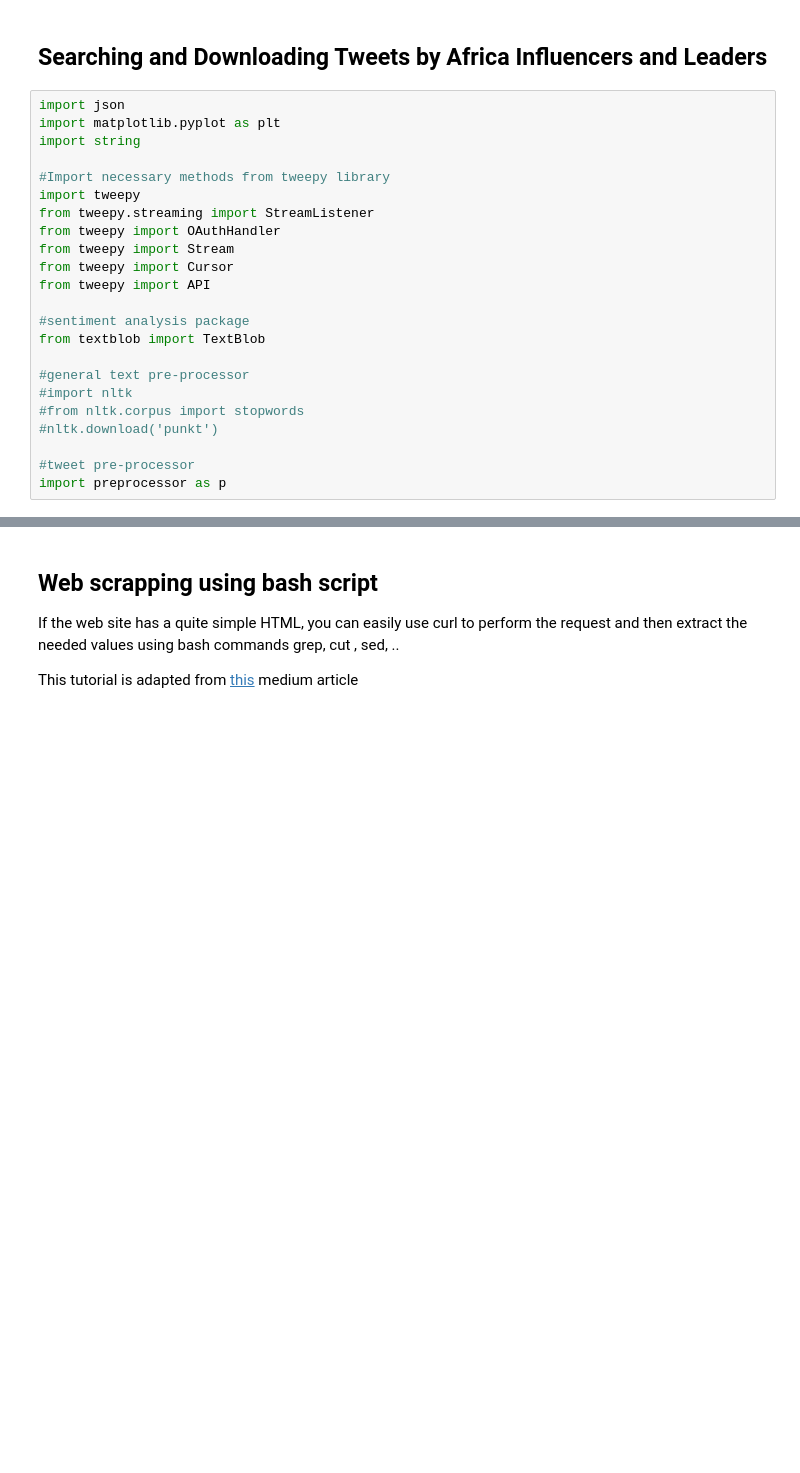
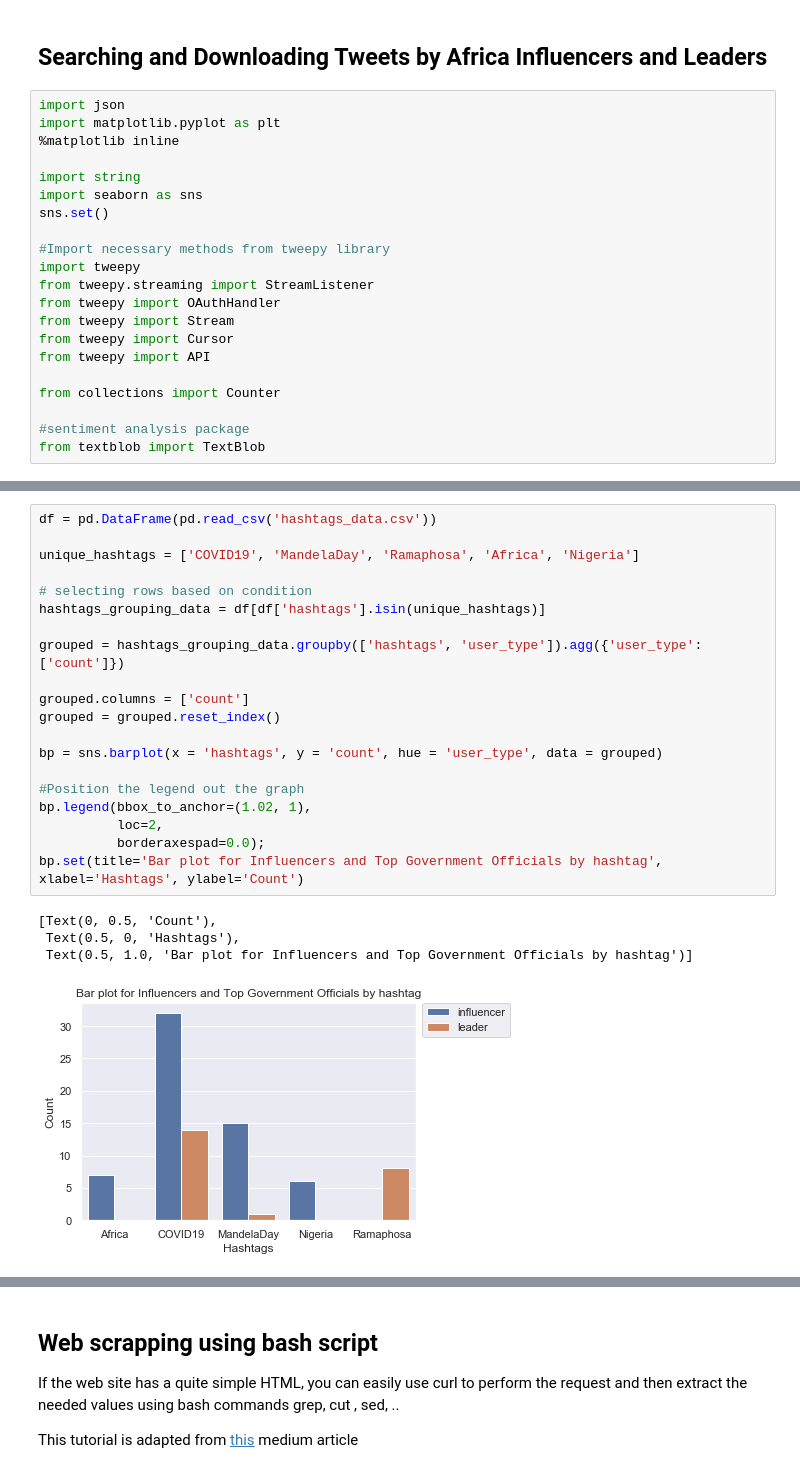
Before and after one commit to Fashflash16/QuickStart2020, a Jupyter notebook: week1/Kiiru-Anastasia/scrapping_starter.ipynb, the cells around one changed output, grey strips where cells are left out. Drawn from its saved outputs; the diff is of its cells as text; blank space fills up the shorter version.

```diff
--- a/week1/Kiiru-Anastasia/scrapping_starter.ipynb
+++ b/week1/Kiiru-Anastasia/scrapping_starter.ipynb
@@ -214,7 +209,11 @@ afr_leaders
 # %%
 import json
 import matplotlib.pyplot as plt
+%matplotlib inline
+
 import string
+import seaborn as sns
+sns.set()
 
 #Import necessary methods from tweepy library
 import tweepy
@@ -224,15 +223,9 @@ from tweepy import Stream
 from tweepy import Cursor
 from tweepy import API
 
+from collections import Counter
+
 #sentiment analysis package
 from textblob import TextBlob
-
-#general text pre-processor
-#import nltk
-#from nltk.corpus import stopwords
-#nltk.download('punkt')
-
-#tweet pre-processor
-import preprocessor as p
 # %%
  #Variables that contains the user credentials to access Twitter API
@@ -274,0 +608,25 @@ followers_count : 25700
+# %%
+df = pd.DataFrame(pd.read_csv('hashtags_data.csv'))
+
+unique_hashtags = ['COVID19', 'MandelaDay', 'Ramaphosa', 'Africa', 'Nigeria']
+
+# selecting rows based on condition
+hashtags_grouping_data = df[df['hashtags'].isin(unique_hashtags)]
+
+grouped = hashtags_grouping_data.groupby(['hashtags', 'user_type']).agg({'user_type': ['count']})
+
+grouped.columns = ['count']
+grouped = grouped.reset_index()
+
+bp = sns.barplot(x = 'hashtags', y = 'count', hue = 'user_type', data = grouped)
+
+#Position the legend out the graph
+bp.legend(bbox_to_anchor=(1.02, 1),
+          loc=2,
+          borderaxespad=0.0);
+bp.set(title='Bar plot for Influencers and Top Government Officials by hashtag', xlabel='Hashtags', ylabel='Count')
+# %% [output]
+[Text(0, 0.5, 'Count'),
+ Text(0.5, 0, 'Hashtags'),
+ Text(0.5, 1.0, 'Bar plot for Influencers and Top Government Officials by hashtag')]
+[figure, added]
```
Also changed, not shown: parts of 35 cells of this notebook.
